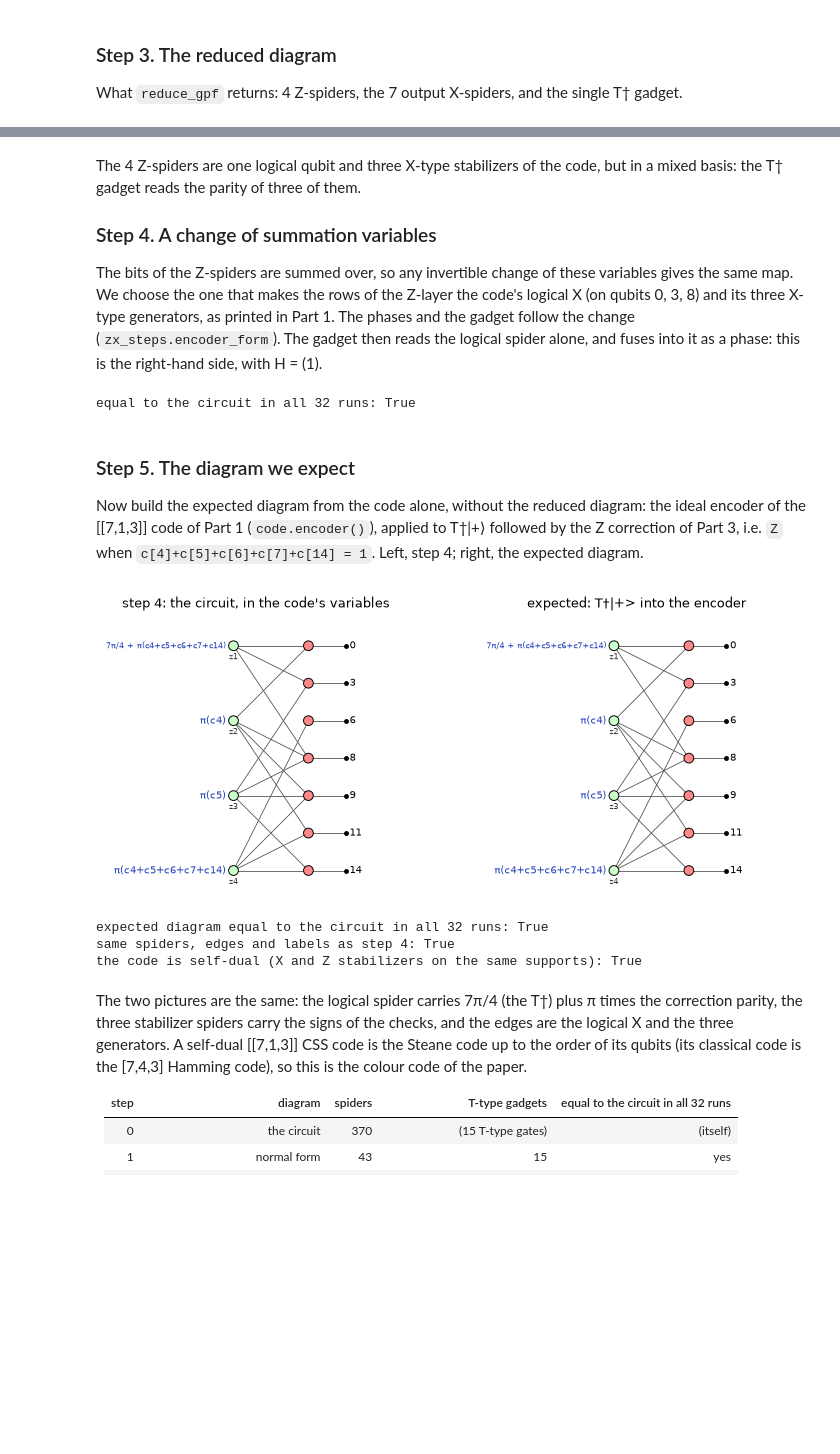
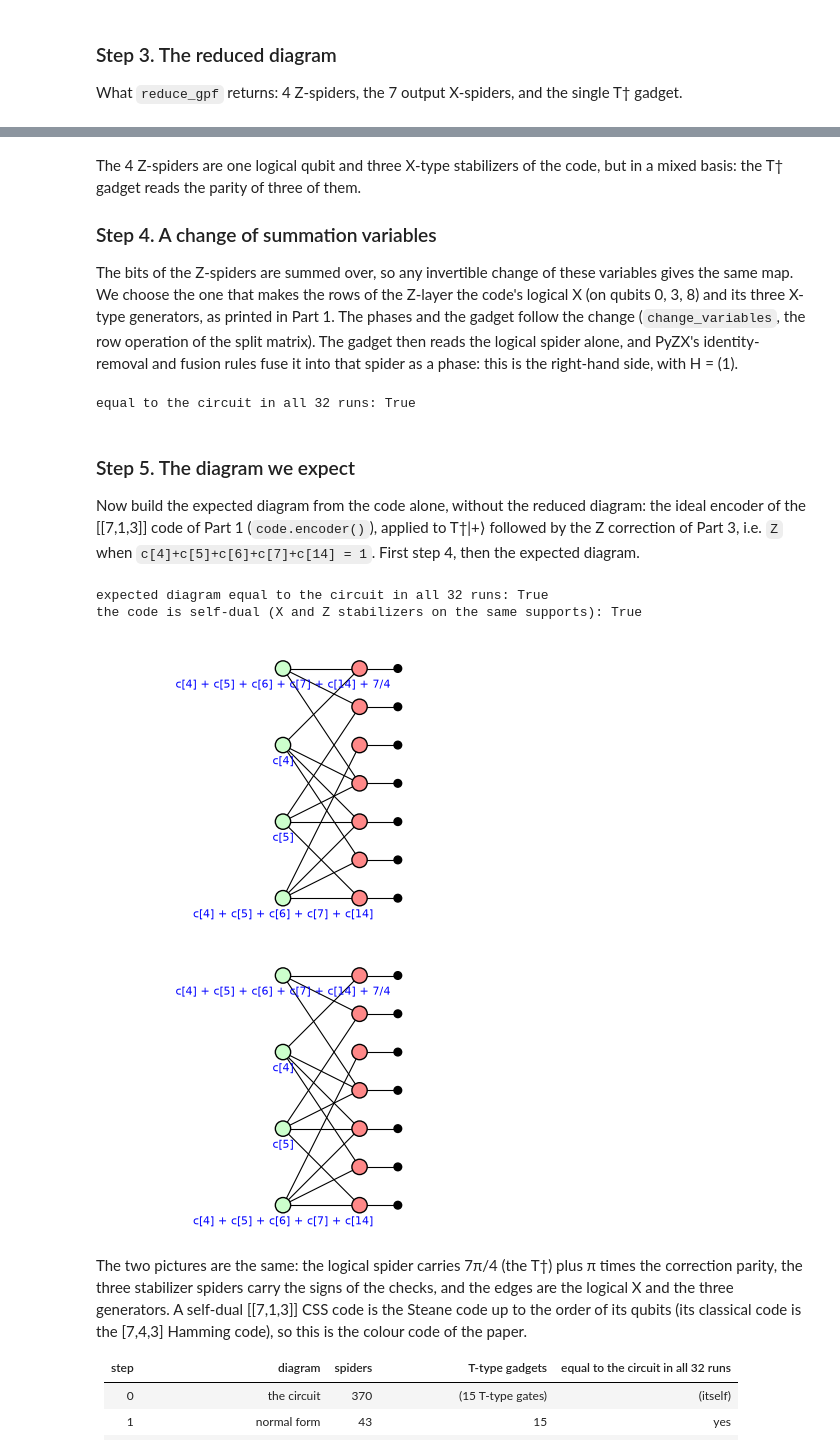
Before and after one commit to JennyLiu0716/SQZ, a Jupyter notebook: examples/Cultivation.ipynb, the cells around one changed output, grey strips where cells are left out. Cells and saved outputs as stored; diff of their text form; code cells hidden in the pictures; blank space fills up the shorter version.

```diff
--- a/examples/Cultivation.ipynb
+++ b/examples/Cultivation.ipynb
@@ -242,21 +242,21 @@ Outcomes in the labels are written *modulo the detectors*, in the earliest outco
 # %%
 import pyzx as zx
+from IPython.display import display
 from pyzx.utils import VertexType
-from zxqec.gpf import to_gpf, boolean_variables, restore_boundary_hadamards, phase_polynomial
+from zxqec.gpf import (to_gpf, layout_gpf, boolean_variables, restore_boundary_hadamards, phase_polynomial,
+                       change_variables, consistent_assignments, equal_for_all_assignments, phases_modulo)
 from zxqec.spacetime.drawing import draw_program
-from zx_steps import draw_layers, encoder_form, encoded_state, allowed_runs, layer_rows, output_phases
 
 g = p.quantum_graph()                                  # the circuit as one ZX-diagram
 res = reduce_gpf(g)
 code = p.code_at(p.num_stages - 1).data()              # the [[7,1,3]] code of Part 1
 variables = sorted(set(boolean_variables(g)) | {str(v) for c in res.constraints for v in c.free_vars()})
-runs = allowed_runs(res.constraints, variables)
+runs = consistent_assignments(res.constraints, variables)
 print(len(variables), "Boolean variables;", len(runs), "runs allowed by the detectors")
 
 def same_as_circuit(h):
-    """Equal to the circuit diagram, up to a scalar, in every allowed run (tensor contraction)."""
-    return all(zx.compare_tensors(g.substitute_variables(a), h.substitute_variables(a), preserve_scalar=False)
-               for a in runs)
+    # equal to the circuit diagram, up to a scalar, in every allowed run (tensor contraction)
+    return equal_for_all_assignments(g, h, variables, res.constraints)
 
 def spiders(h):
     return sum(1 for v in h.vertices() if h.type(v) != VertexType.BOUNDARY)
@@ -300,12 +300,12 @@ from fractions import Fraction
 from zxqec.gpf.gadgets import _xor_terms
 
 rows = [list(code.logical_x[0].x)] + [list(r) for r in code.sx]
-m1 = encoder_form(d1, rows, fuse=False)                        # step 1 in the code's variables
+m1 = change_variables(d1, rows, fuse=False)                    # step 1 in the code's variables
 zs1 = sorted(v for v in m1.vertices() if m1.type(v) == VertexType.Z and not is_leaf(m1, v))
 var = dict(zip(zs1, ['L', 'S1', 'S2', 'S3', 'h1', 'h2']))
 print("equal to the circuit in all", len(runs), "runs:", same_as_circuit(m1))
-ax, _ = draw_layers(m1, title="step 2: step 1 in the code's variables", labels=False,
-                    qubit_names=list(code.qubits), znames=var)
+print("the Z-spiders (vertex numbers in the picture):", {name: v for v, name in var.items()})
+display(zx.draw_matplotlib(phases_modulo(m1, res.constraints), labels=True, figsize=(7, 8)))
 
 gadget_rows = []
 print("the rows of M, one per gadget, in the variables  L | S1 S2 S3 | h1 h2:")
@@ -400,38 +401,42 @@ The 4 Z-spiders are one logical qubit and three X-type stabilizers of the code,
 
 ### Step 4. A change of summation variables
 
-The bits of the Z-spiders are summed over, so any invertible change of these variables gives the same map. We choose the one that makes the rows of the Z-layer the code's logical X (on qubits 0, 3, 8) and its three X-type generators, as printed in Part 1. The phases and the gadget follow the change (`zx_steps.encoder_form`). The gadget then reads the logical spider alone, and fuses into it as a phase: this is the right-hand side, with H = (1).
+The bits of the Z-spiders are summed over, so any invertible change of these variables gives the same map. We choose the one that makes the rows of the Z-layer the code's logical X (on qubits 0, 3, 8) and its three X-type generators, as printed in Part 1. The phases and the gadget follow the change (`change_variables`, the row operation of the split matrix). The gadget then reads the logical spider alone, and PyZX's identity-removal and fusion rules fuse it into that spider as a phase: this is the right-hand side, with H = (1).
 # %%
 rows = [list(code.logical_x[0].x)] + [list(r) for r in code.sx]
-d3 = encoder_form(d2, rows)
+d3 = change_variables(d2, rows)
 print("equal to the circuit in all", len(runs), "runs:", same_as_circuit(d3))
 # %% [output]
 equal to the circuit in all 32 runs: True
 # %% [markdown]
 ### Step 5. The diagram we expect
 
-Now build the expected diagram from the code alone, without the reduced diagram: the ideal encoder of the [[7,1,3]] code of Part 1 (`code.encoder()`), applied to T†|+⟩ followed by the Z correction of Part 3, i.e. `Z` when `c[4]+c[5]+c[6]+c[7]+c[14] = 1`. Left, step 4; right, the expected diagram.
+Now build the expected diagram from the code alone, without the reduced diagram: the ideal encoder of the [[7,1,3]] code of Part 1 (`code.encoder()`), applied to T†|+⟩ followed by the Z correction of Part 3, i.e. `Z` when `c[4]+c[5]+c[6]+c[7]+c[14] = 1`. First step 4, then the expected diagram.
 # %%
-d4 = encoded_state(code, Fraction(7, 4), correction=['c[4]', 'c[5]', 'c[6]', 'c[7]', 'c[14]'])
-fig, axes = plt.subplots(1, 2, figsize=(9, 3.6))
-draw_layers(d3, ax=axes[0], title="step 4: the circuit, in the code's variables", constraints=res.constraints,
-            qubit_names=list(code.qubits))
-draw_layers(d4, ax=axes[1], title="expected: T†|+> into the encoder", constraints=res.constraints,
-            qubit_names=list(code.qubits))
-plt.show()
+from pyzx.symbolic import new_var
+
+d4 = code.encoder()                                    # the ideal encoder of the code, one input
+(b,) = list(d4.inputs())
+(z,) = list(d4.neighbors(b))
+d4.remove_vertex(b)
+d4.set_inputs(())
+phase = Fraction(7, 4)                                 # T-dag|+>, then Z when c4 + c5 + c6 + c7 + c14 = 1
+for name in ['c[4]', 'c[5]', 'c[6]', 'c[7]', 'c[14]']:
+    phase = phase + new_var(name, True, d4.var_registry)
+d4.set_phase(z, d4.phase(z) + phase)
+layout_gpf(d4)
 print("expected diagram equal to the circuit in all", len(runs), "runs:", same_as_circuit(d4))
-print("same spiders, edges and labels as step 4:",
-      layer_rows(d3, res.constraints) == layer_rows(d4, res.constraints)
-      and output_phases(d3, res.constraints) == output_phases(d4, res.constraints))
 
 from zxqec.codes import PauliString
 swapped = [PauliString.from_arrays(s.z, s.x) for s in code.stabilizers]     # X <-> Z in every stabilizer
 print("the code is self-dual (X and Z stabilizers on the same supports):", all(code.contains(s) for s in swapped))
+display(zx.draw_matplotlib(phases_modulo(d3, res.constraints), figsize=(6, 3.5)))
+display(zx.draw_matplotlib(phases_modulo(d4, res.constraints), figsize=(6, 3.5)))
 # %% [output]
+expected diagram equal to the circuit in all 32 runs: True
+the code is self-dual (X and Z stabilizers on the same supports): True
-[figure, old version]
+[figure, new version]
-expected diagram equal to the circuit in all 32 runs: True
-same spiders, edges and labels as step 4: True
-the code is self-dual (X and Z stabilizers on the same supports): True
+[figure, added]
 # %% [markdown]
 The two pictures are the same: the logical spider carries 7π/4 (the T†) plus π times the correction parity, the three stabilizer spiders carry the signs of the checks, and the edges are the logical X and the three generators. A self-dual [[7,1,3]] CSS code is the Steane code up to the order of its qubits (its classical code is the [7,4,3] Hamming code), so this is the colour code of the paper.
 
```
Also changed, not shown: parts of 8 cells of this notebook, 11 other files.
